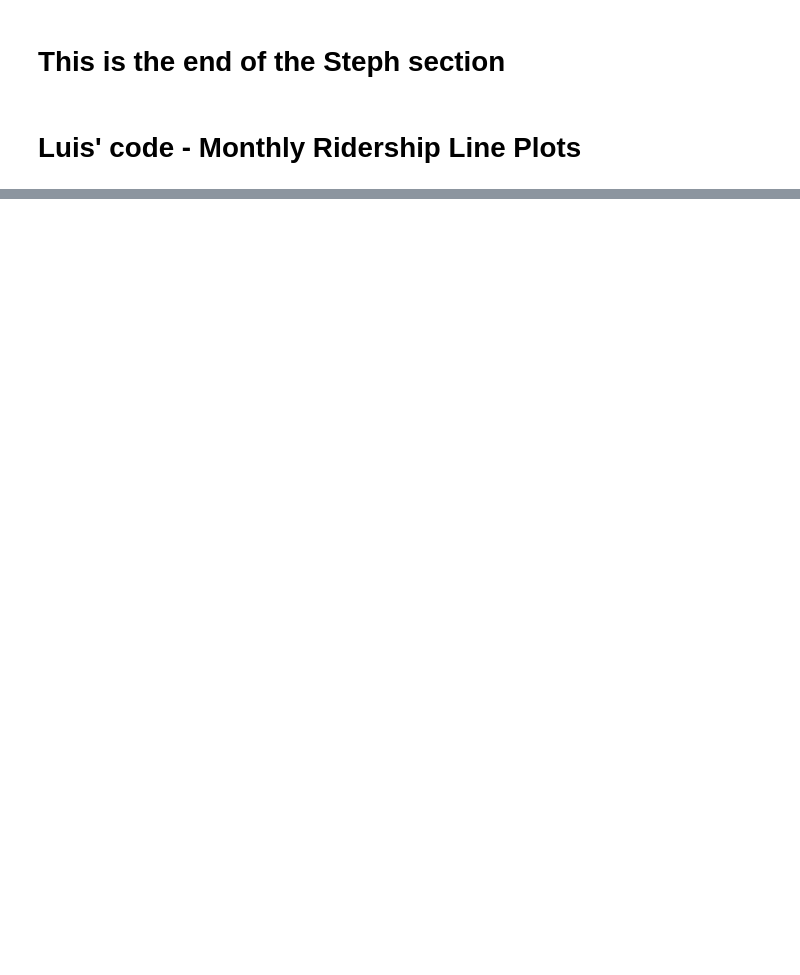
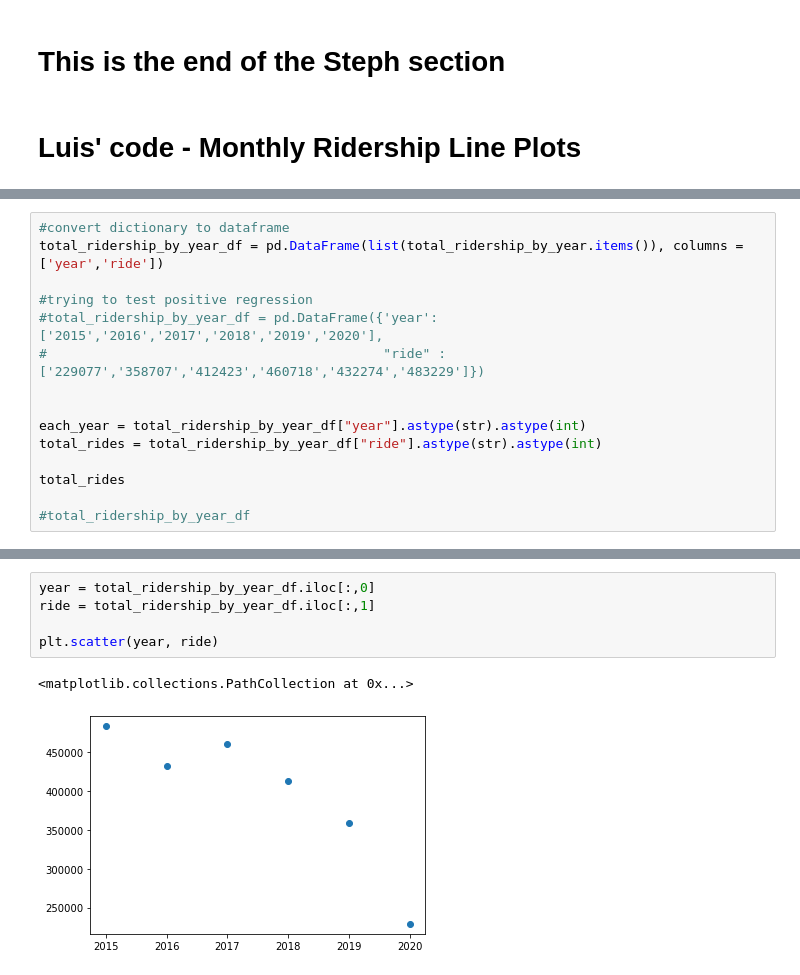
Before and after one commit to luchovzla/project-1, a Jupyter notebook: NiceRideCombined.ipynb, the cells around one changed output, grey strips where cells are left out. Drawn from its saved outputs; the diff is of its cells as text; blank space fills up the shorter version.

```diff
--- a/NiceRideCombined.ipynb
+++ b/NiceRideCombined.ipynb
@@ -476,0 +829,15 @@ plt.show()
+# %%
+#convert dictionary to dataframe
+total_ridership_by_year_df = pd.DataFrame(list(total_ridership_by_year.items()), columns = ['year','ride'])
+
+#trying to test positive regression
+#total_ridership_by_year_df = pd.DataFrame({'year':['2015','2016','2017','2018','2019','2020'],
+#                                           "ride" : ['229077','358707','412423','460718','432274','483229']})
+
+
+each_year = total_ridership_by_year_df["year"].astype(str).astype(int)
+total_rides = total_ridership_by_year_df["ride"].astype(str).astype(int)
+
+total_rides
+
+#total_ridership_by_year_df
@@ -476,0 +868,8 @@ plt.show()
+# %%
+year = total_ridership_by_year_df.iloc[:,0]
+ride = total_ridership_by_year_df.iloc[:,1]
+
+plt.scatter(year, ride)
+# %% [output]
+<matplotlib.collections.PathCollection at 0x...>
+[figure, added]
```
Also changed, not shown: parts of 57 cells of this notebook.
